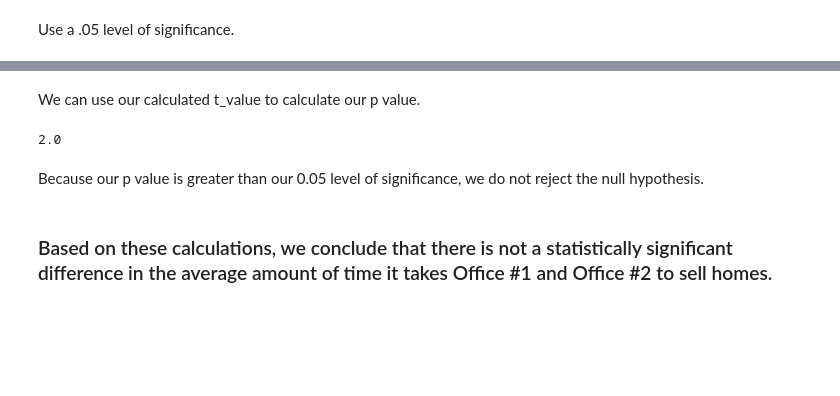
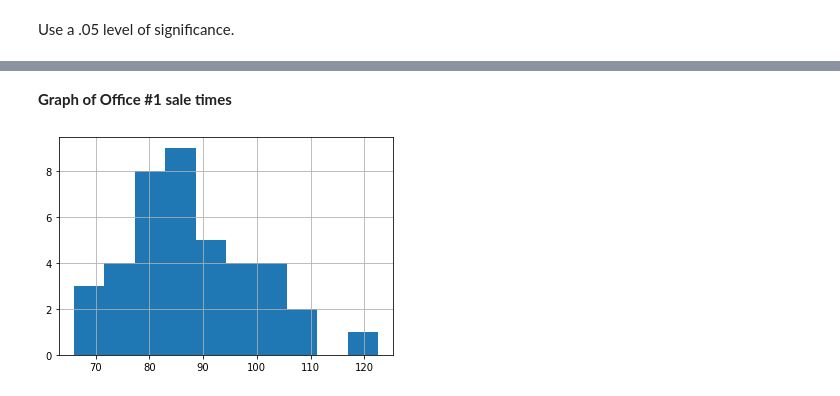
Before and after one commit to malachi-hale/statistics-exercises, a Jupyter notebook: hypothesis_testing.ipynb, the cells around one changed output, grey strips where cells are left out. Drawn from its saved outputs; the diff is of its cells as text; code cells hidden in the pictures; blank space fills up the shorter version.

```diff
--- a/hypothesis_testing.ipynb
+++ b/hypothesis_testing.ipynb
@@ -160,11 +124,6 @@ t_value
-# %% [markdown]
-We can use our calculated t_value to calculate our p value.
-# %%
-p = stats.t(degrees_of_freedom).sf(t_value) * 2
-p
-# %% [output]
-2.0
-# %% [markdown]
-Because our p value is greater than our 0.05 level of significance, we do not reject the null hypothesis.
-# %% [markdown]
-### Based on these calculations, we conclude that there is not a statistically significant difference in the average amount of time it takes Office #1 and Office #2 to sell homes.
+# %% [markdown]
+**Graph of Office #1 sale times**
+# %%
+office_1_plot = office_1_pd['time'].hist()
+# %% [output]
+[figure, added]
```
Also changed, not shown: parts of 119 cells of this notebook.
